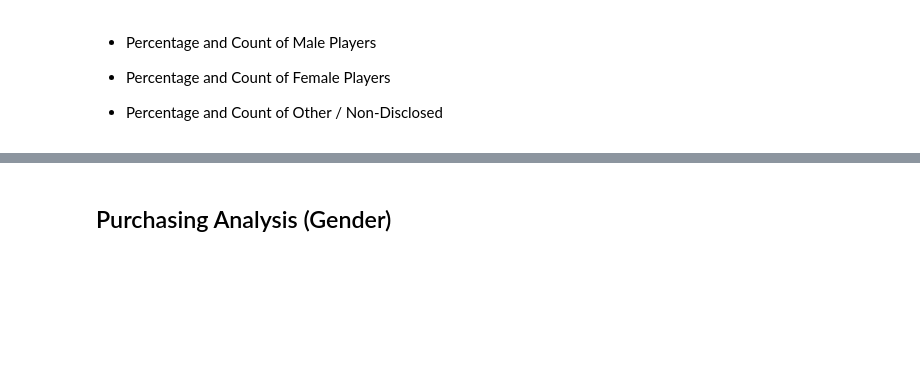
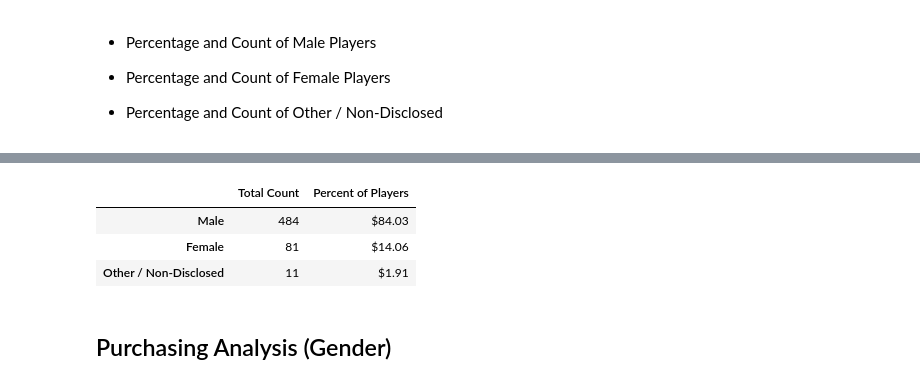
Before and after one commit to PaulBStephens/HW_Pandas_PyCity, a Jupyter notebook: 04-Pandas/Instructions/HeroesOfPymoli/HeroesOfPymoli_starter.ipynb, the cells around one changed output, grey strips where cells are left out. Saved outputs shown, nothing was run; the diff lists cells and outputs as text; code cells hidden in the pictures; blank space fills up the shorter version.

```diff
--- a/04-Pandas/Instructions/HeroesOfPymoli/HeroesOfPymoli_starter.ipynb
+++ b/04-Pandas/Instructions/HeroesOfPymoli/HeroesOfPymoli_starter.ipynb
@@ -112,3 +103,33 @@ The number of unique items is:
+# %%
+# create a subset of data that identifies the players by SN, age and gender
+df3 = purchase_data.loc[:,["SN","Age","Gender"]]
+# drop duplicate SNs
+df4 = df3.drop_duplicates()
+
+
+# Calculate players by gender
+players_by_gender = df4['Gender'].value_counts()
+players_by_gender_df = pd.DataFrame(players_by_gender)
+
+
+# Calculate percent of players by gender
+percent_players = round(df4['Gender'].value_counts() / (df4['Gender'].count()) * 100,2)
+
+
+# Add 'Percent of Players' to table
+players_by_gender_df['Percent of Players'] = percent_players
+gender_demographics_df = pd.DataFrame(players_by_gender_df)
+gender_demographics_df
+
+
+# Rename 'Gender' to 'Total Count'
+new_gender_demographics_df = gender_demographics_df.rename(columns={'Gender': 'Total Count',})
+new_gender_demographics_df
+# %% [output]
+|  | Total Count | Percent of Players |
+| Male | 484 | $84.03 |
+| Female | 81 | $14.06 |
+| Other / Non-Disclosed | 11 | $1.91 |
 # %% [markdown]
 
 ## Purchasing Analysis (Gender)
```
Also changed, not shown: parts of 18 cells of this notebook, 1 other file.
